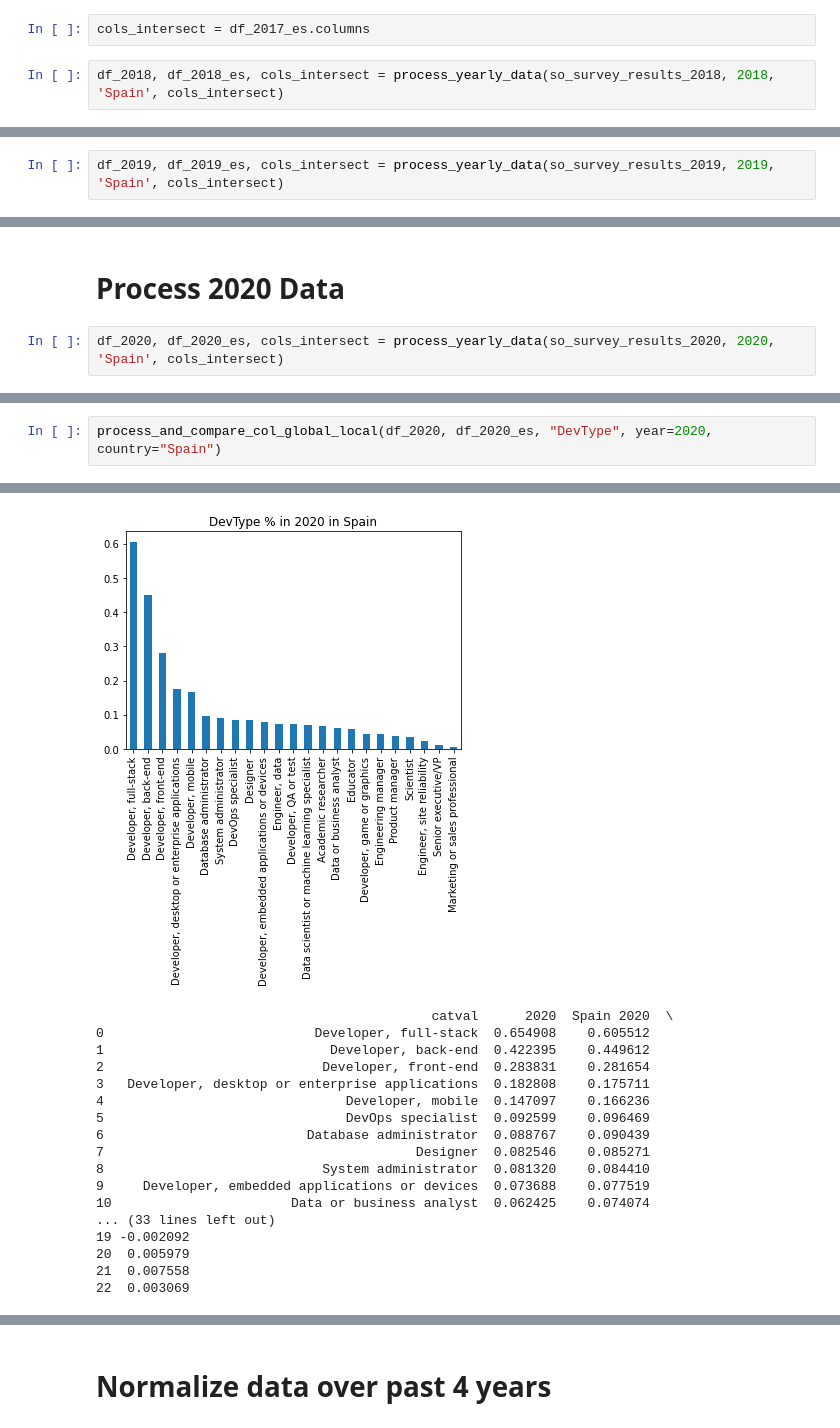
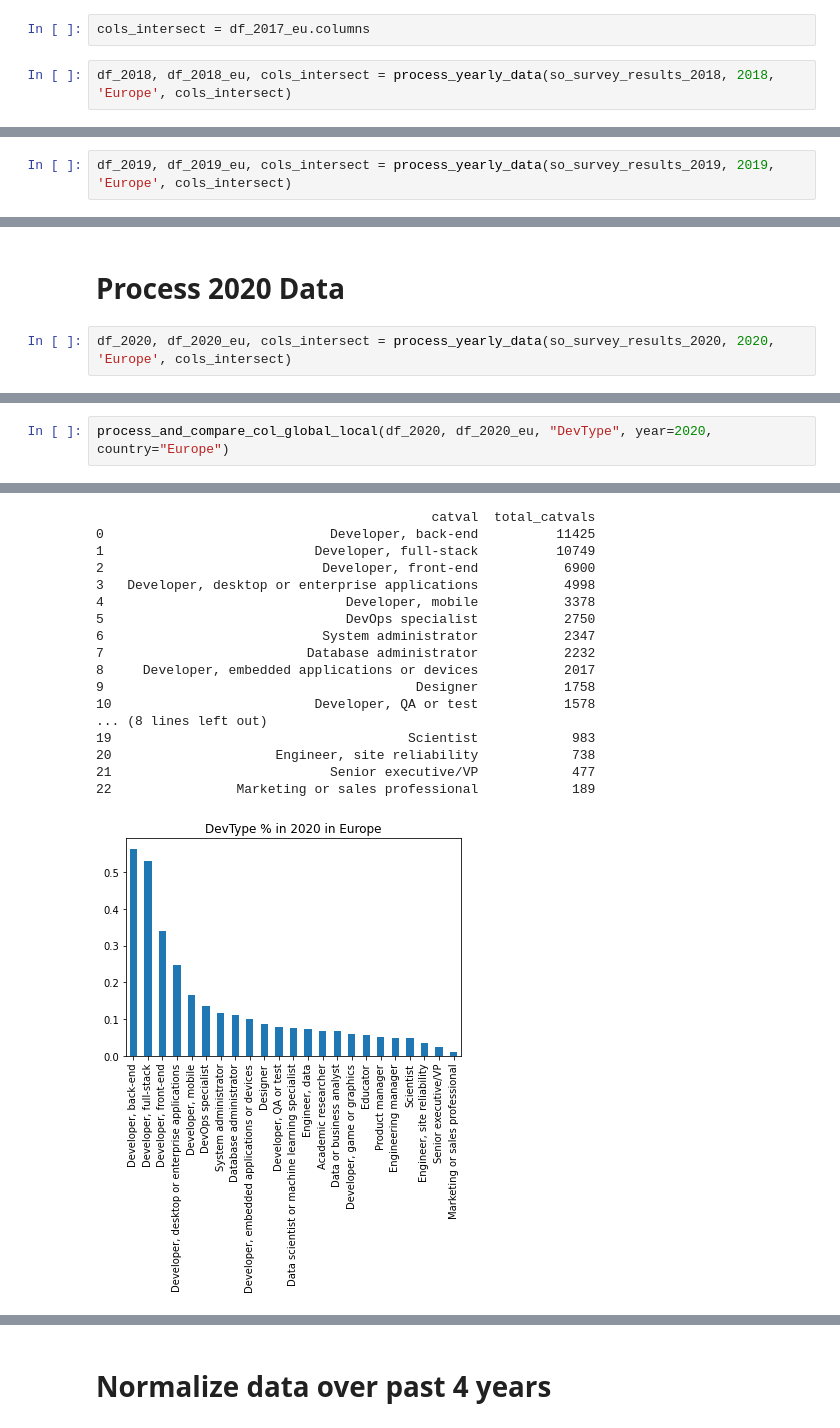
Before and after one commit to ju0gri/so-survey-data-analysis, a Jupyter notebook: project1_solution.ipynb, the cells around one changed output, grey strips where cells are left out. Cells and saved outputs as stored; diff of their text form.

```diff
--- a/project1_solution.ipynb
+++ b/project1_solution.ipynb
@@ -382,9 +668,9 @@ def process_yearly_data(file_path, year, country, columns_index=None):
 
     return df, df_country_specific, new_column_index
 # %%
-cols_intersect = df_2017_es.columns
+cols_intersect = df_2017_eu.columns
 # %%
-df_2018, df_2018_es, cols_intersect = process_yearly_data(so_survey_results_2018, 2018, 'Spain', cols_intersect)
+df_2018, df_2018_eu, cols_intersect = process_yearly_data(so_survey_results_2018, 2018, 'Europe', cols_intersect)
 # %% [output]
 processing data for year 2018 from ./data/developer_survey_2018/survey_results_public.csv
 original data shape:  (98855, 129)
@@ -572,7 +930,7 @@ null entries for FrameworkWorkedWith: 0
 # %% [markdown]
 # Process 2019 Data
 # %%
-df_2019, df_2019_es, cols_intersect = process_yearly_data(so_survey_results_2019, 2019, 'Spain', cols_intersect)
+df_2019, df_2019_eu, cols_intersect = process_yearly_data(so_survey_results_2019, 2019, 'Europe', cols_intersect)
 # %% [output]
 processing data for year 2019 from ./data/developer_survey_2019/survey_results_public.csv
 original data shape:  (88883, 85)
@@ -648,7 +1030,7 @@ null entries for DevType: 0
 # %% [markdown]
 # Process 2020 Data
 # %%
-df_2020, df_2020_es, cols_intersect = process_yearly_data(so_survey_results_2020, 2020, 'Spain', cols_intersect)
+df_2020, df_2020_eu, cols_intersect = process_yearly_data(so_survey_results_2020, 2020, 'Europe', cols_intersect)
 # %% [output]
 processing data for year 2020 from ./data/developer_survey_2020/survey_results_public.csv
 original data shape:  (64461, 61)
@@ -667,4 +1049,4 @@ intersection columns index:  ['Respondent', 'Country', 'Gender', 'Year']
 # %%
-process_and_compare_col_global_local(df_2020, df_2020_es, "DevType", year=2020, country="Spain")
+process_and_compare_col_global_local(df_2020, df_2020_eu, "DevType", year=2020, country="Europe")
 # %% [output]
 processing yearly data for year 2020 and DevType
@@ -705,18 +1077,18 @@ null entries for DevType: 0
+                                           catval  total_catvals
+0                             Developer, back-end          11425
+1                           Developer, full-stack          10749
+2                            Developer, front-end           6900
+3   Developer, desktop or enterprise applications           4998
+4                               Developer, mobile           3378
+5                               DevOps specialist           2750
+6                            System administrator           2347
+7                          Database administrator           2232
+8     Developer, embedded applications or devices           2017
+9                                        Designer           1758
+10                          Developer, QA or test           1578
+... (8 lines left out)
+19                                      Scientist            983
+20                     Engineer, site reliability            738
+21                            Senior executive/VP            477
+22                Marketing or sales professional            189
-[figure, old version]
+[figure, new version]
-                                           catval      2020  Spain 2020  \
-0                           Developer, full-stack  0.654908    0.605512
-1                             Developer, back-end  0.422395    0.449612
-2                            Developer, front-end  0.283831    0.281654
-3   Developer, desktop or enterprise applications  0.182808    0.175711
-4                               Developer, mobile  0.147097    0.166236
-5                               DevOps specialist  0.092599    0.096469
-6                          Database administrator  0.088767    0.090439
-7                                        Designer  0.082546    0.085271
-8                            System administrator  0.081320    0.084410
-9     Developer, embedded applications or devices  0.073688    0.077519
-10                       Data or business analyst  0.062425    0.074074
-... (33 lines left out)
-19 -0.002092
-20  0.005979
-21  0.007558
-22  0.003069
```
Also changed, not shown: parts of 34 cells of this notebook.
